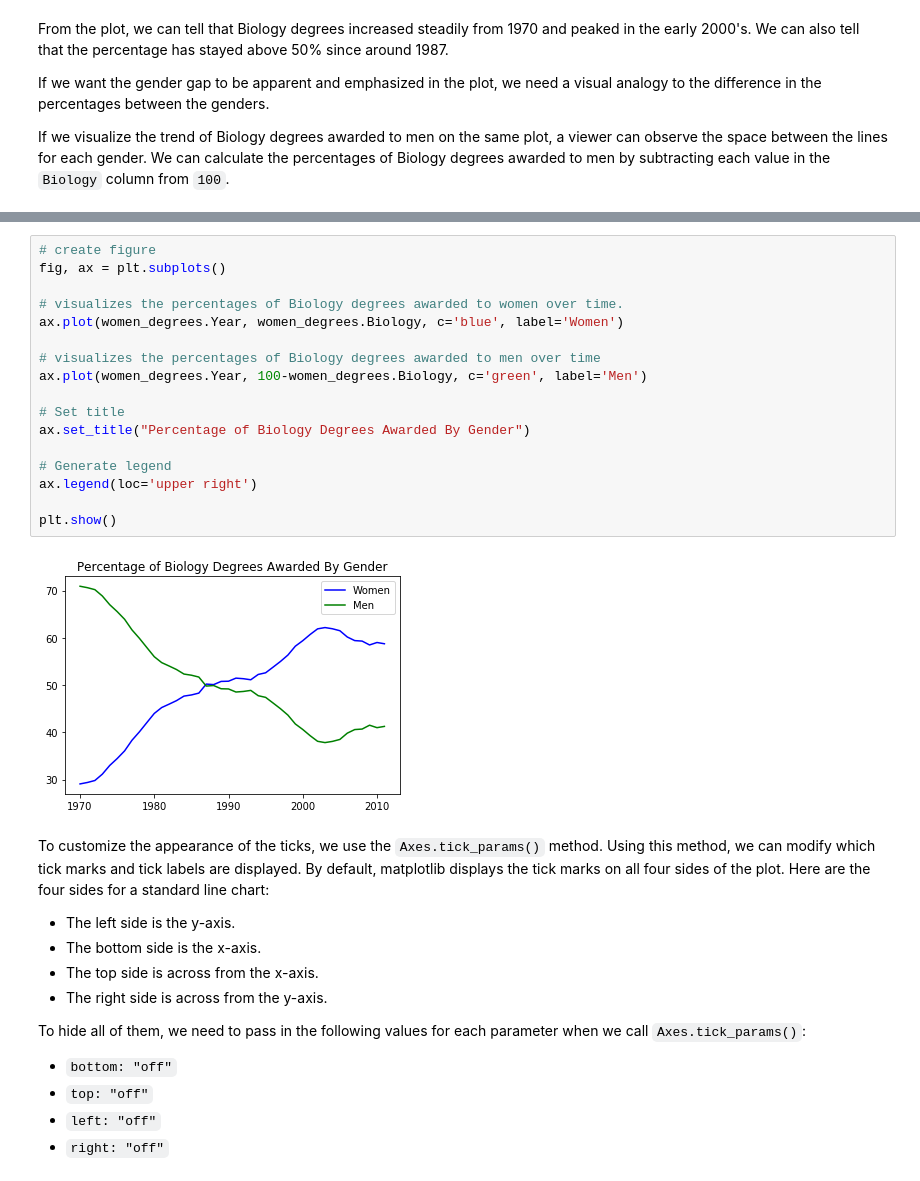
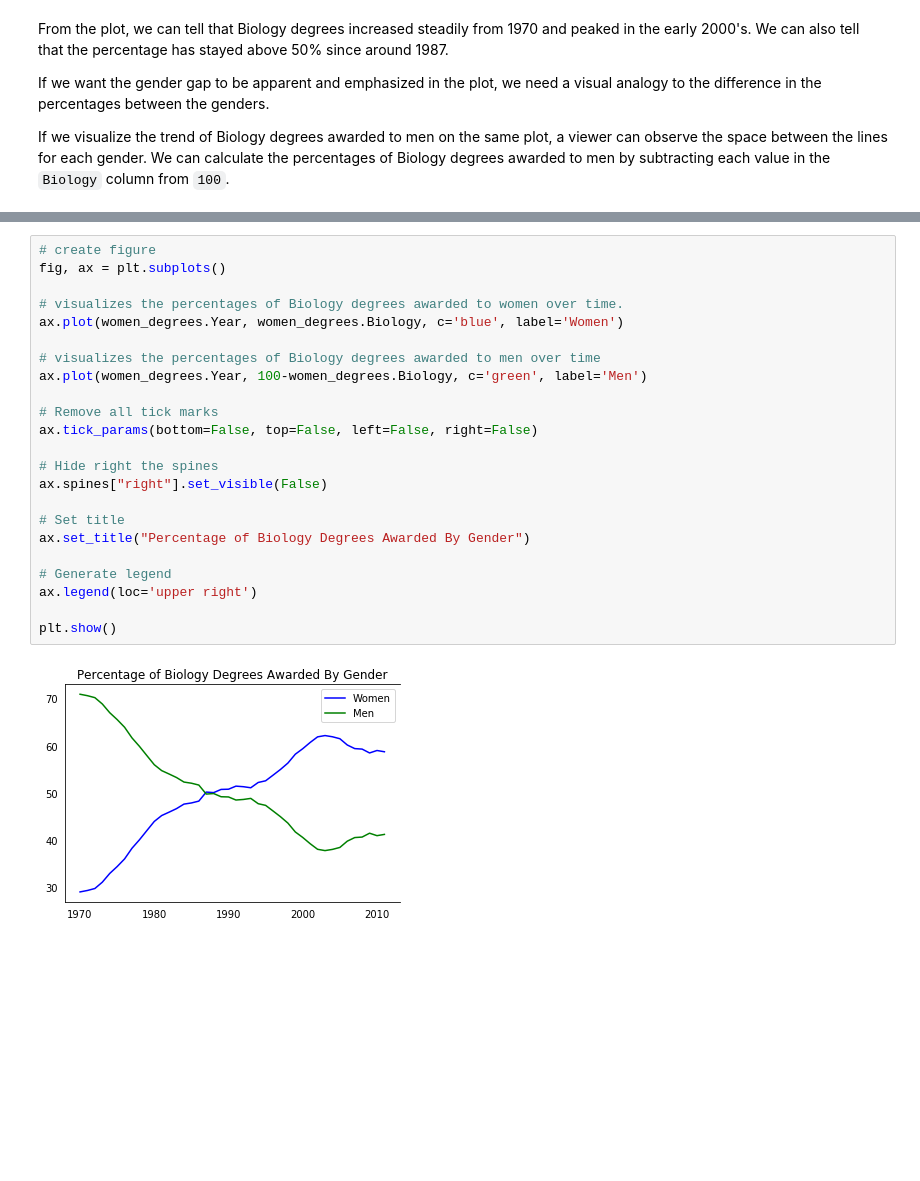
Before and after one commit to noelBorneo/DataQuest, a Jupyter notebook: Storytelling Through DV/Improving Plot Aesthetics.ipynb, the cells around one changed output, grey strips where cells are left out. Drawn from its saved outputs; the diff is of its cells as text; blank space fills up the shorter version.

Commit message:
Added Data Visualisation notebook

```diff
--- a/Storytelling Through DV/Improving Plot Aesthetics.ipynb
+++ b/Storytelling Through DV/Improving Plot Aesthetics.ipynb
@@ -36,33 +74,25 @@ If we visualize the trend of Biology degrees awarded to men on the same plot, a
 # %%
 # create figure
 fig, ax = plt.subplots()
 
 # visualizes the percentages of Biology degrees awarded to women over time.
 ax.plot(women_degrees.Year, women_degrees.Biology, c='blue', label='Women')
 
 # visualizes the percentages of Biology degrees awarded to men over time
 ax.plot(women_degrees.Year, 100-women_degrees.Biology, c='green', label='Men')
 
+# Remove all tick marks
+ax.tick_params(bottom=False, top=False, left=False, right=False)
+
+# Hide right the spines
+ax.spines["right"].set_visible(False)
+
 # Set title
 ax.set_title("Percentage of Biology Degrees Awarded By Gender")
 
 # Generate legend
 ax.legend(loc='upper right')
 
 plt.show()
 # %% [output]
-[figure, old version]
+[figure, new version]
-# %% [markdown]
-To customize the appearance of the ticks, we use the `Axes.tick_params()` method. Using this method, we can modify which tick marks and tick labels are displayed. By default, matplotlib displays the tick marks on all four sides of the plot. Here are the four sides for a standard line chart:
-
-- The left side is the y-axis.
-- The bottom side is the x-axis.
-- The top side is across from the x-axis.
-- The right side is across from the y-axis.
-
-To hide all of them, we need to pass in the following values for each parameter when we call `Axes.tick_params()`:
-
-- `bottom: "off"`
-- `top: "off"`
-- `left: "off"`
-- `right: "off"`
```
Also changed, not shown: parts of 14 cells of this notebook.
